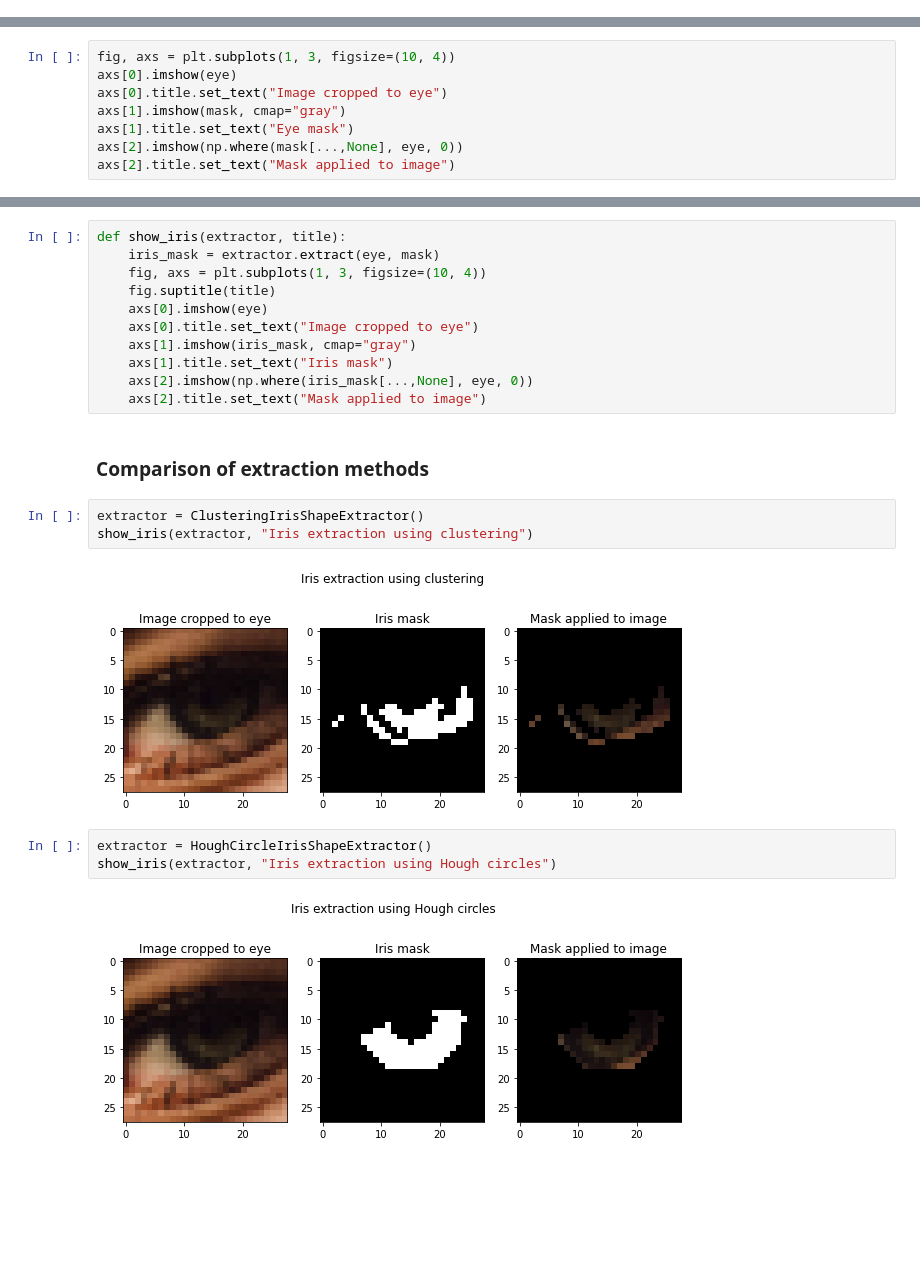
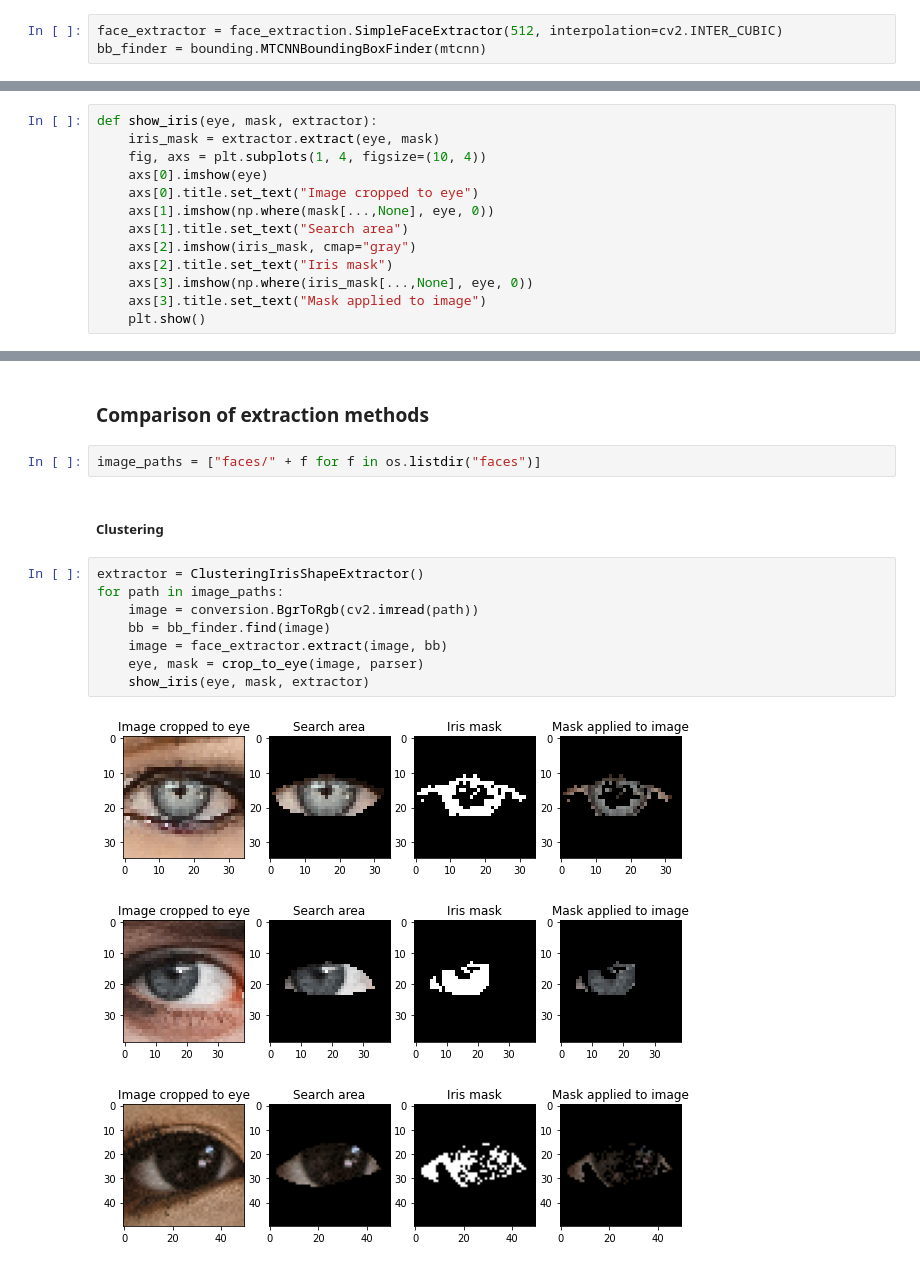
Before and after one commit to spietras/makeup-recommendation, a Jupyter notebook: jupyter/notebooks/eyes.ipynb, the cells around one changed output, grey strips where cells are left out. Cells and saved outputs as stored; diff of their text form; blank space fills up the shorter version.

```diff
--- a/jupyter/notebooks/eyes.ipynb
+++ b/jupyter/notebooks/eyes.ipynb
@@ -23,3 +19,6 @@ parser = FaceParser()
+# %%
+face_extractor = face_extraction.SimpleFaceExtractor(512, interpolation=cv2.INTER_CUBIC)
+bb_finder = bounding.MTCNNBoundingBoxFinder(mtcnn)
 # %%
 def crop_to_eye(img, parser):
     eyes_mask = ParsingSegmenter(parser, parts_map={"l_eye": 1, "r_eye": 1})(img) == 1
@@ -36,8 +33,13 @@ eye, mask = crop_to_eye(image, parser)
 # %%
-fig, axs = plt.subplots(1, 3, figsize=(10, 4))
-axs[0].imshow(eye)
-axs[0].title.set_text("Image cropped to eye")
-axs[1].imshow(mask, cmap="gray")
-axs[1].title.set_text("Eye mask")
-axs[2].imshow(np.where(mask[...,None], eye, 0))
-axs[2].title.set_text("Mask applied to image")
+def show_iris(eye, mask, extractor):
+    iris_mask = extractor.extract(eye, mask)
+    fig, axs = plt.subplots(1, 4, figsize=(10, 4))
+    axs[0].imshow(eye)
+    axs[0].title.set_text("Image cropped to eye")
+    axs[1].imshow(np.where(mask[...,None], eye, 0))
+    axs[1].title.set_text("Search area")
+    axs[2].imshow(iris_mask, cmap="gray")
+    axs[2].title.set_text("Iris mask")
+    axs[3].imshow(np.where(iris_mask[...,None], eye, 0))
+    axs[3].title.set_text("Mask applied to image")
+    plt.show()
@@ -46,23 +46,18 @@ axs[2].title.set_text("Mask applied to image")
-# %%
-def show_iris(extractor, title):
-    iris_mask = extractor.extract(eye, mask)
-    fig, axs = plt.subplots(1, 3, figsize=(10, 4))
-    fig.suptitle(title)
-    axs[0].imshow(eye)
-    axs[0].title.set_text("Image cropped to eye")
-    axs[1].imshow(iris_mask, cmap="gray")
-    axs[1].title.set_text("Iris mask")
-    axs[2].imshow(np.where(iris_mask[...,None], eye, 0))
-    axs[2].title.set_text("Mask applied to image")
 # %% [markdown]
 ### Comparison of extraction methods
-# %%
-extractor = ClusteringIrisShapeExtractor()
-show_iris(extractor, "Iris extraction using clustering")
-# %% [output]
-[figure, removed]
-# %%
-extractor = HoughCircleIrisShapeExtractor()
-show_iris(extractor, "Iris extraction using Hough circles")
-# %% [output]
-[figure, removed]
+# %%
+image_paths = ["faces/" + f for f in os.listdir("faces")]
+# %% [markdown]
+##### Clustering
+# %%
+extractor = ClusteringIrisShapeExtractor()
+for path in image_paths:
+    image = conversion.BgrToRgb(cv2.imread(path))
+    bb = bb_finder.find(image)
+    image = face_extractor.extract(image, bb)
+    eye, mask = crop_to_eye(image, parser)
+    show_iris(eye, mask, extractor)
+# %% [output]
+[figure, added]
+[figure, added]
+[figure, added]
```
Also changed, not shown: parts of 9 cells of this notebook, 13 other files.
